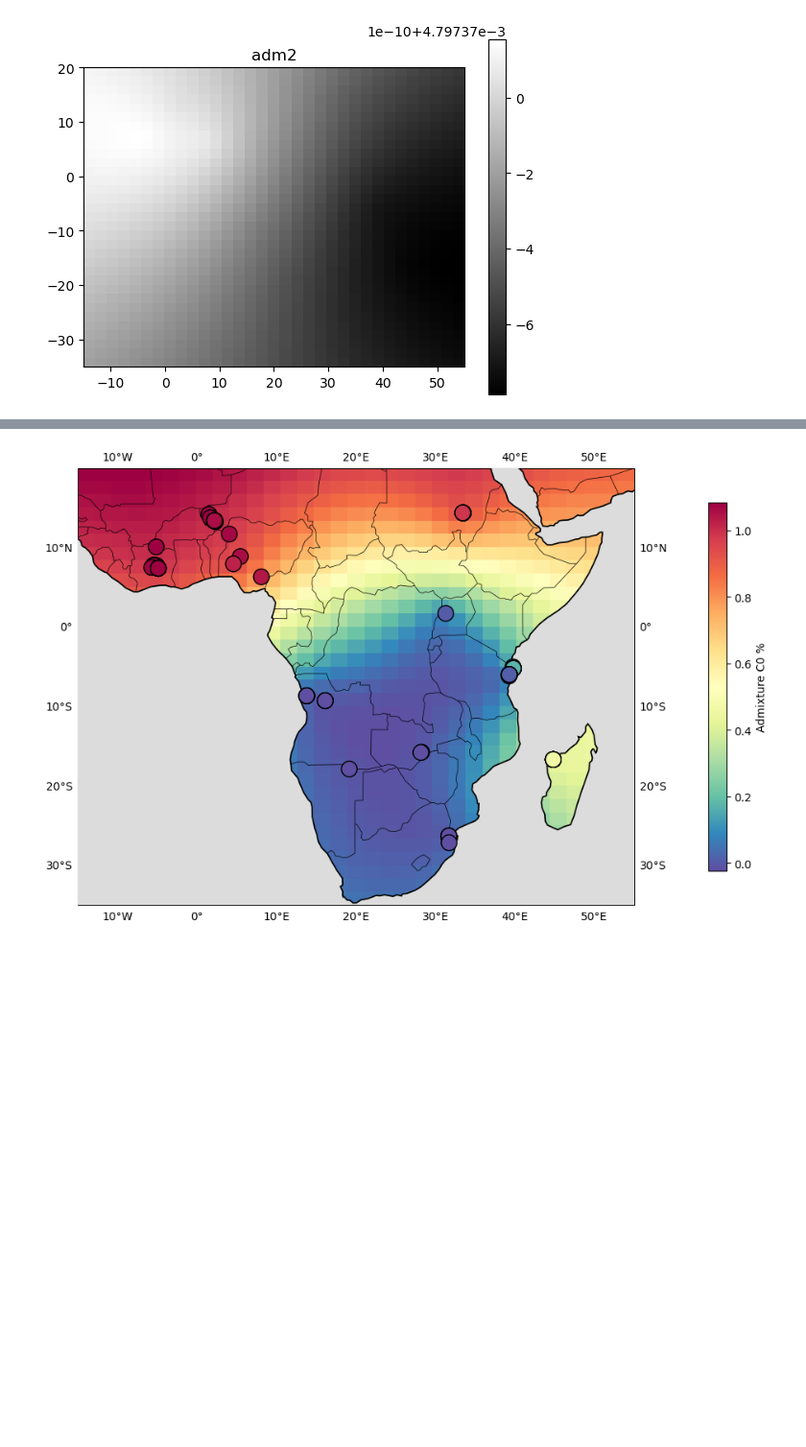
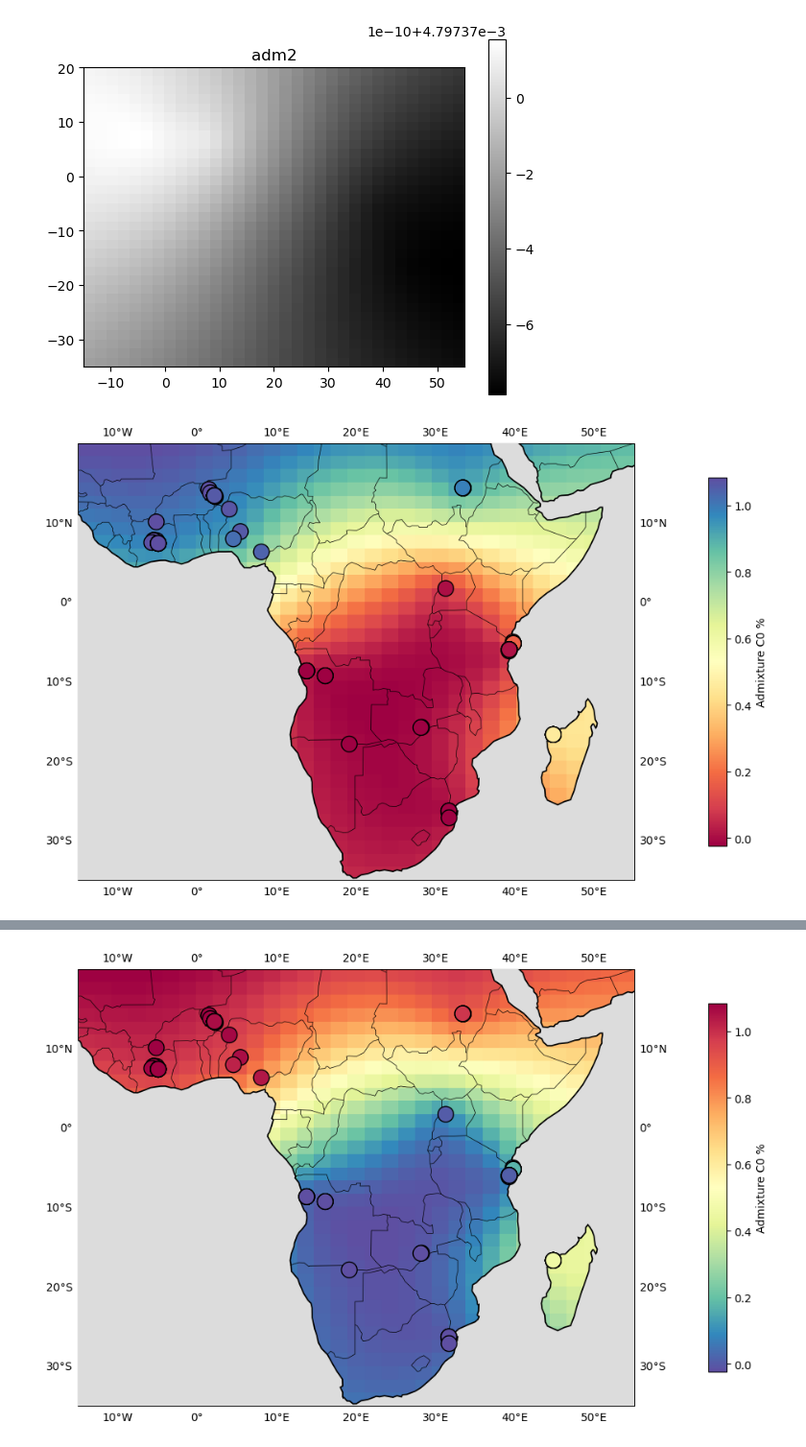
Before and after one commit to nealplatt/sch_hae_scan, a Jupyter notebook: code/11-population_structure.ipynb, the cells around one changed output, grey strips where cells are left out. Shown at 96% size. Drawn from its saved outputs; the diff is of its cells as text; code cells hidden in the pictures; blank space fills up the shorter version.

```diff
--- a/code/11-population_structure.ipynb
+++ b/code/11-population_structure.ipynb
@@ -1817,3 +1898,42 @@ for adm_c in [0, 1, 2]:
 [figure]
 [figure]
 [figure]
+# %%
+import matplotlib.pyplot as plt
+import matplotlib.colors as mcolors
+
+figure(figsize=(12, 12))
+
+ax = plt.axes(projection=ccrs.PlateCarree())
+
+cmap = plt.get_cmap('Spectral_r')
+
+# Reverse the colormap
+reversed_cmap = cmap.reversed()
+
+plt.scatter(cline_df["lon"], cline_df["lat"],
+         c=-cline_df["adm0"], cmap=reversed_cmap, marker='o', s = 200, linewidth=1, edgecolor="black",
+         transform=ccrs.Geodetic(), alpha=1, zorder=10
+         )
+
+plt.imshow(adm_cs[1], extent=(min_lon, max_lon, min_lat, max_lat), cmap=reversed_cmap, origin="lower", zorder=1)
+plt.colorbar(shrink=0.5, pad=0.1, label="Admixture C0 %")
+
+ax.add_feature(cf.OCEAN, facecolor='gainsboro', zorder=4)
+
+ax.coastlines(zorder=2, linewidth=2.5)
+ax.add_feature(cf.BORDERS, edgecolor='black', zorder=4, linewidth=0.5)
+ax.gridlines(draw_labels=True, dms=True, x_inline=False, y_inline=False, zorder=5, color="white", alpha=0)
+
+
+plt.xlim([-15, 55])
+plt.ylim([-35, 20])
+
+# Save the plot by calling plt.savefig() BEFORE plt.show()
+plt.savefig('kigring_map.png', dpi=300)
+plt.savefig('kigring_map.svg')
+
+
+plt.show()
+# %% [output]
+[figure, added]
```
Also changed, not shown: parts of 54 cells of this notebook, 7 other files.
